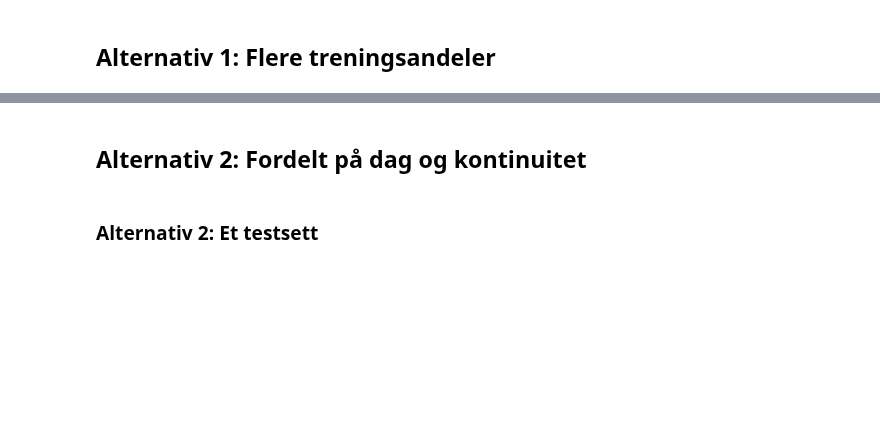
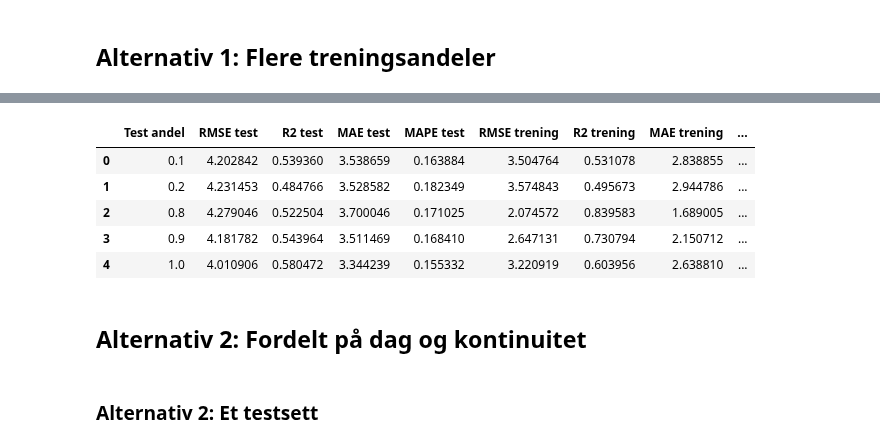
Before and after one commit to PreyPython123/Master-V24-Semiveiledet-Regresjon, a Jupyter notebook: Bioco_Collagen_Semiveiledet_Regresjonsmetoder.ipynb, the cells around one changed output, grey strips where cells are left out. Drawn from its saved outputs; the diff is of its cells as text; code cells hidden in the pictures; blank space fills up the shorter version.

```diff
--- a/Bioco_Collagen_Semiveiledet_Regresjonsmetoder.ipynb
+++ b/Bioco_Collagen_Semiveiledet_Regresjonsmetoder.ipynb
@@ -454,16 +442,16 @@ collagen_coreg_resultater_enzym
 # %% [markdown]
 ## Alternativ 1: Flere treningsandeler
 # %%
-collagen_coreg_resulateter_enzym = pd.DataFrame(columns = ["Trenings andel",
-                                                            "RMSE test",
-                                                            "R2 test",
-                                                            "MAE test",
-                                                            "MAPE test",
-                                                            "RMSE trening",
-                                                            "R2 trening",
-                                                            "MAE trening",
-                                                            "MAPE trening",
-                                                            "Beste parametere"])
+collagen_coreg_resultater_enzym = pd.DataFrame(columns = ["Trenings andel",
+                                                          "RMSE test",
+                                                          "R2 test",
+                                                          "MAE test",
+                                                          "MAPE test",
+                                                          "RMSE trening",
+                                                          "R2 trening",
+                                                          "MAE trening",
+                                                          "MAPE trening",
+                                                          "Beste parametere"])
 
 
 # Setter fast testandel
@@ -619,3 +614,12 @@ KeyboardInterrupt:
+# %%
+collagen_coreg_resultater_enzym
+# %% [output]
+|  | Test andel | RMSE test | R2 test | MAE test | MAPE test | RMSE trening | R2 trening | MAE trening | ... |
+| 0 | 0.1 | 4.202842 | 0.539360 | 3.538659 | 0.163884 | 3.504764 | 0.531078 | 2.838855 | ... |
+| 1 | 0.2 | 4.231453 | 0.484766 | 3.528582 | 0.182349 | 3.574843 | 0.495673 | 2.944786 | ... |
+| 2 | 0.8 | 4.279046 | 0.522504 | 3.700046 | 0.171025 | 2.074572 | 0.839583 | 1.689005 | ... |
+| 3 | 0.9 | 4.181782 | 0.543964 | 3.511469 | 0.168410 | 2.647131 | 0.730794 | 2.150712 | ... |
+| 4 | 1.0 | 4.010906 | 0.580472 | 3.344239 | 0.155332 | 3.220919 | 0.603956 | 2.638810 | ... |
 # %% [markdown]
 ## Alternativ 2: Fordelt på dag og kontinuitet
 # %% [markdown]
```
Also changed, not shown: parts of 13 cells of this notebook.
